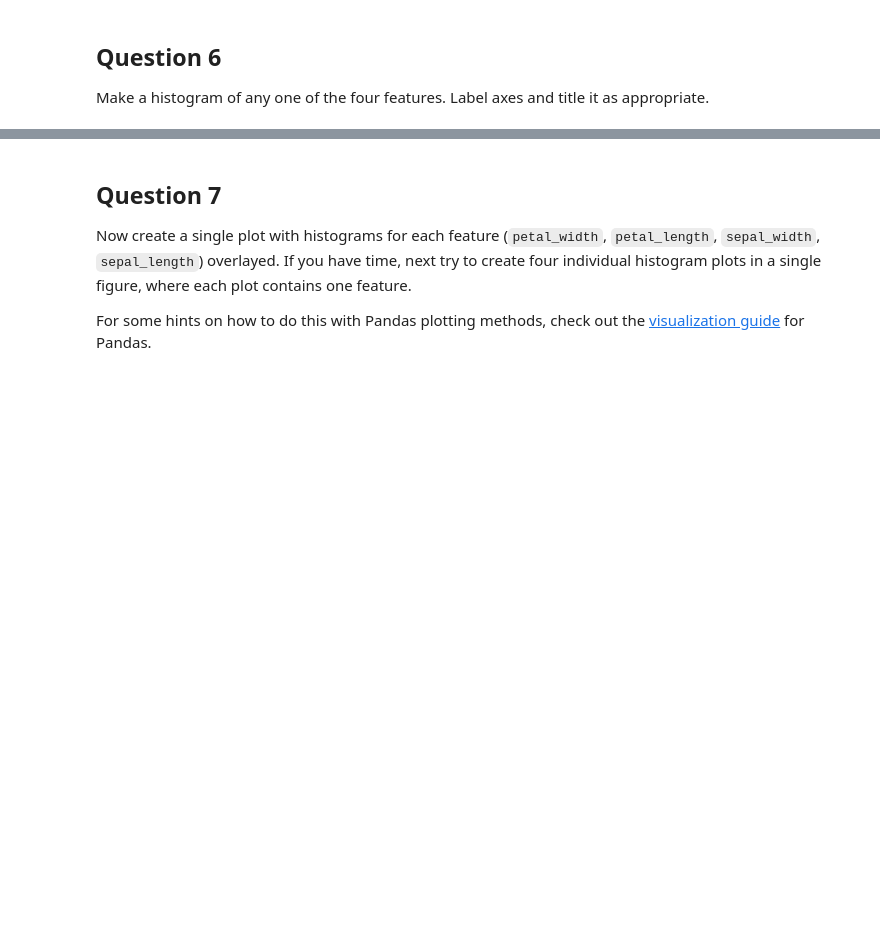
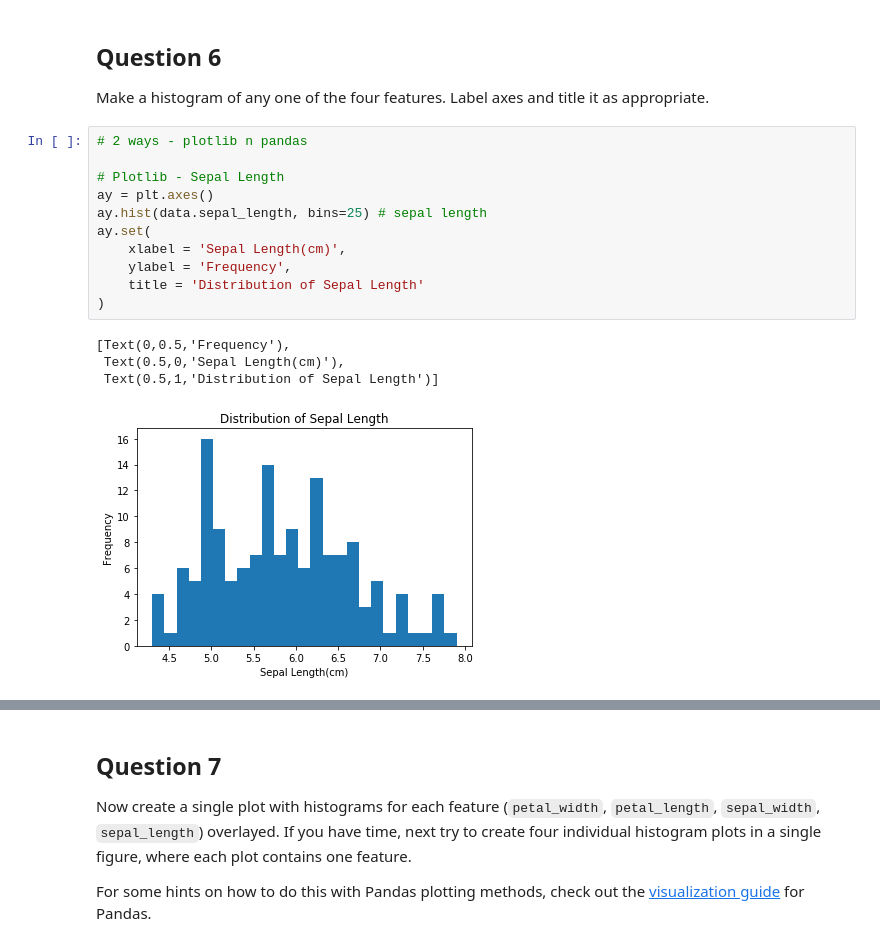
Before and after one commit to ClaushWong/ml-da, a Jupyter notebook: lab2/Introduction_to_Machine_Learning_and_Toolkit.ipynb, the cells around one changed output, grey strips where cells are left out. Cells and saved outputs as stored; diff of their text form; blank space fills up the shorter version.

```diff
--- a/lab2/Introduction_to_Machine_Learning_and_Toolkit.ipynb
+++ b/lab2/Introduction_to_Machine_Learning_and_Toolkit.ipynb
@@ -189,3 +189,19 @@ ax.set(
 ## Question 6
 
 Make a histogram of any one of the four features. Label axes and title it as appropriate.
+# %%
+# 2 ways - plotlib n pandas
+
+# Plotlib - Sepal Length
+ay = plt.axes()
+ay.hist(data.sepal_length, bins=25) # sepal length
+ay.set(
+    xlabel = 'Sepal Length(cm)',
+    ylabel = 'Frequency',
+    title = 'Distribution of Sepal Length'
+)
+# %% [output]
+[Text(0,0.5,'Frequency'),
+ Text(0.5,0,'Sepal Length(cm)'),
+ Text(0.5,1,'Distribution of Sepal Length')]
+[figure, added]
```
Also changed, not shown: parts of 10 cells of this notebook, 1 other file.
